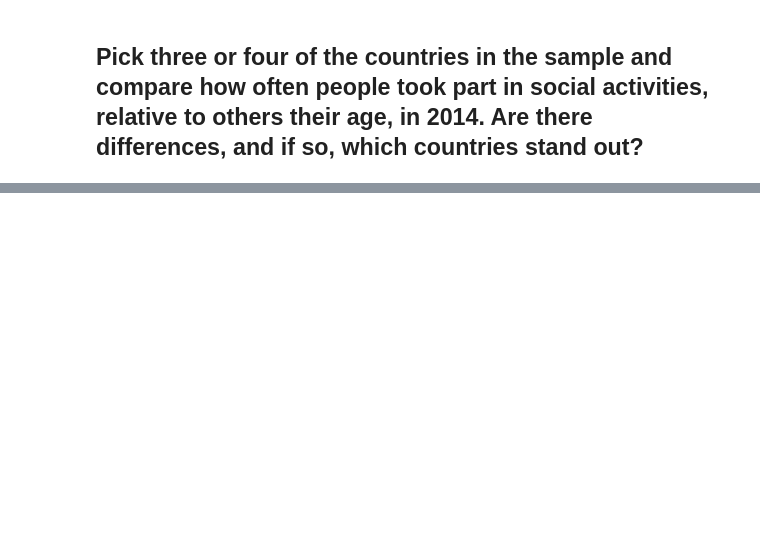
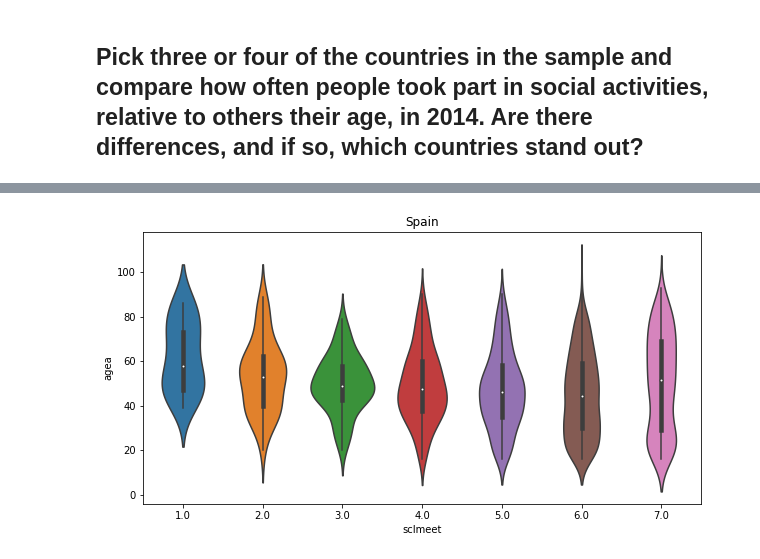
Before and after one commit to mbeckmanssf/Thinkful, a Jupyter notebook: Unit-5/5.4-What_Test.ipynb, the cells around one changed output, grey strips where cells are left out. Saved outputs shown, nothing was run; the diff lists cells and outputs as text; code cells hidden in the pictures; blank space fills up the shorter version.

```diff
--- a/Unit-5/5.4-What_Test.ipynb
+++ b/Unit-5/5.4-What_Test.ipynb
@@ -330,0 +483,7 @@ People living with a partner were more likely (by eight points) to view people a
+# %%
+plt.figure(figsize=(10, 5))
+sns.violinplot(Spain2014['sclmeet'], Spain2014['agea'])
+plt.title('Spain')
+plt.show()
+# %% [output]
+[figure, added]
```
Also changed, not shown: parts of 29 cells of this notebook.
